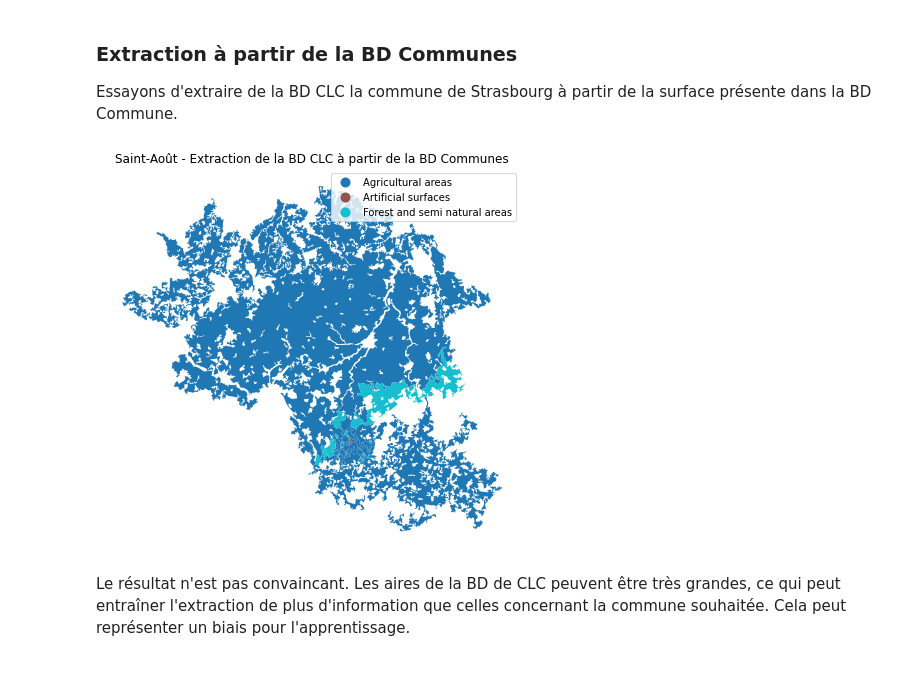
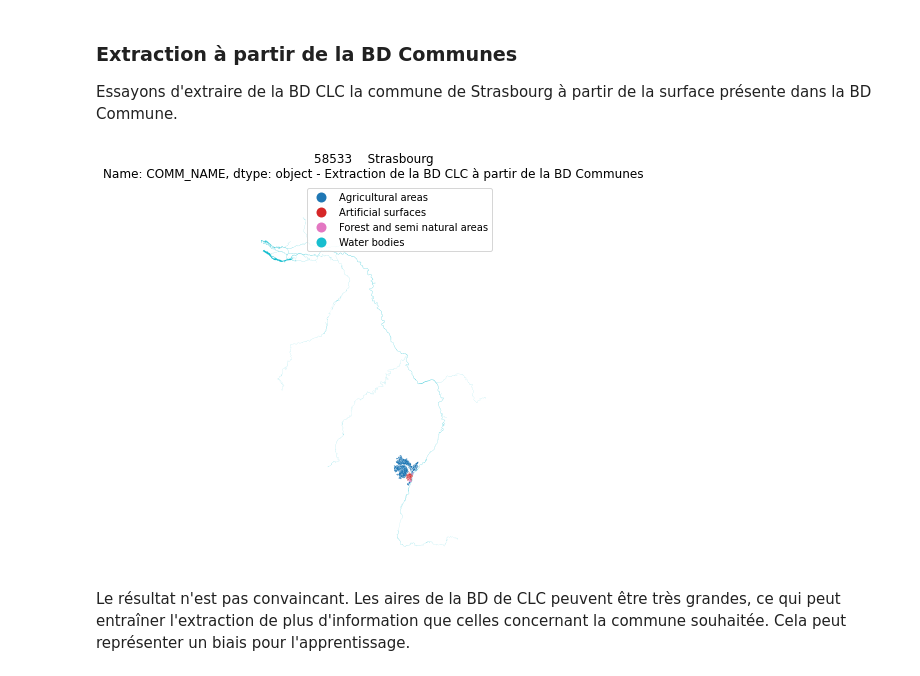
Before and after one commit to massimovenuti/clc-graph-deep-learning, a Jupyter notebook: notebooks/communes_data.ipynb, the cells around one changed output. Saved outputs shown, nothing was run; the diff lists cells and outputs as text; code cells hidden in the pictures.

```diff
--- a/notebooks/communes_data.ipynb
+++ b/notebooks/communes_data.ipynb
@@ -163,17 +133,17 @@ clc_path = "../data/raw_data/clc/u2018_clc2018_v2020_20u1_geoPackage/DATA/U2018_
 # %%
 legend = pd.read_csv("../data/raw_data/clc/u2018_clc2018_v2020_20u1_geoPackage/Legend/clc_legend.csv")
 # %%
-commune = communes_selected.iloc[0]
+commune = communes_gdf[communes_gdf['COMM_NAME'] == 'Strasbourg']
 commune_clc = gpd.read_file(clc_path, mask=commune["geometry"])
 commune_clc["land_type"] = commune_clc["Code_18"].map(lambda x: legend[legend["CLC_CODE"] == int(x)]["LABEL1"].iloc[0])
 
 f, ax = plt.subplots(figsize=(14, 7))
 commune_clc.plot("land_type", legend=True, ax=ax)
 ax.set_axis_off()
 plt.title(f"{commune['COMM_NAME']} - Extraction de la BD CLC à partir de la BD Communes")
 plt.show()
 # %% [output]
-[figure, old version]
+[figure, new version]
 # %% [markdown]
 Le résultat n'est pas convaincant. Les aires de la BD de CLC peuvent être très grandes, ce qui peut entraîner l'extraction de plus d'information que celles concernant la commune souhaitée. Cela peut représenter un biais pour l'apprentissage.
 # %% [markdown]
```
Also changed, not shown: parts of 19 cells of this notebook, 54 other files.
